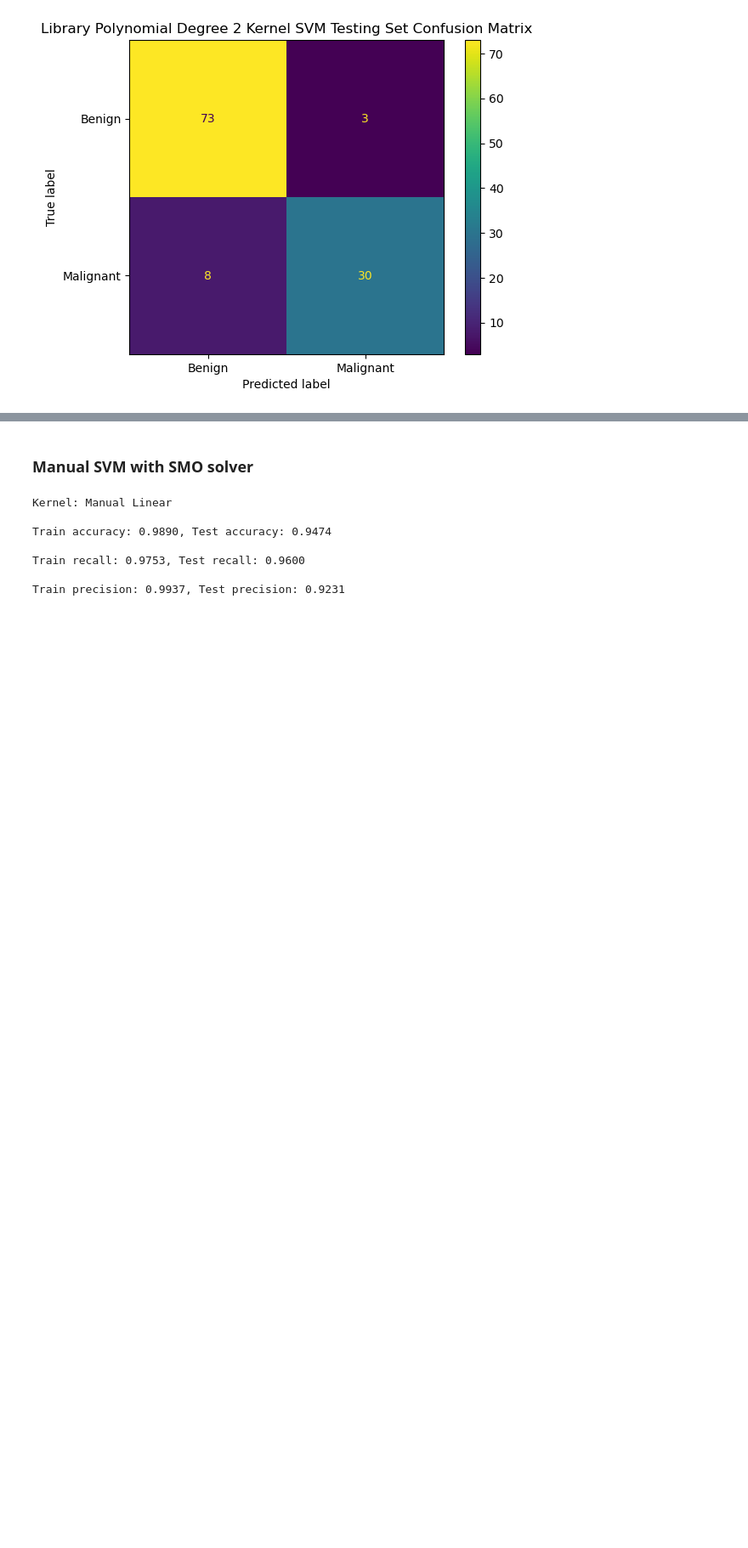
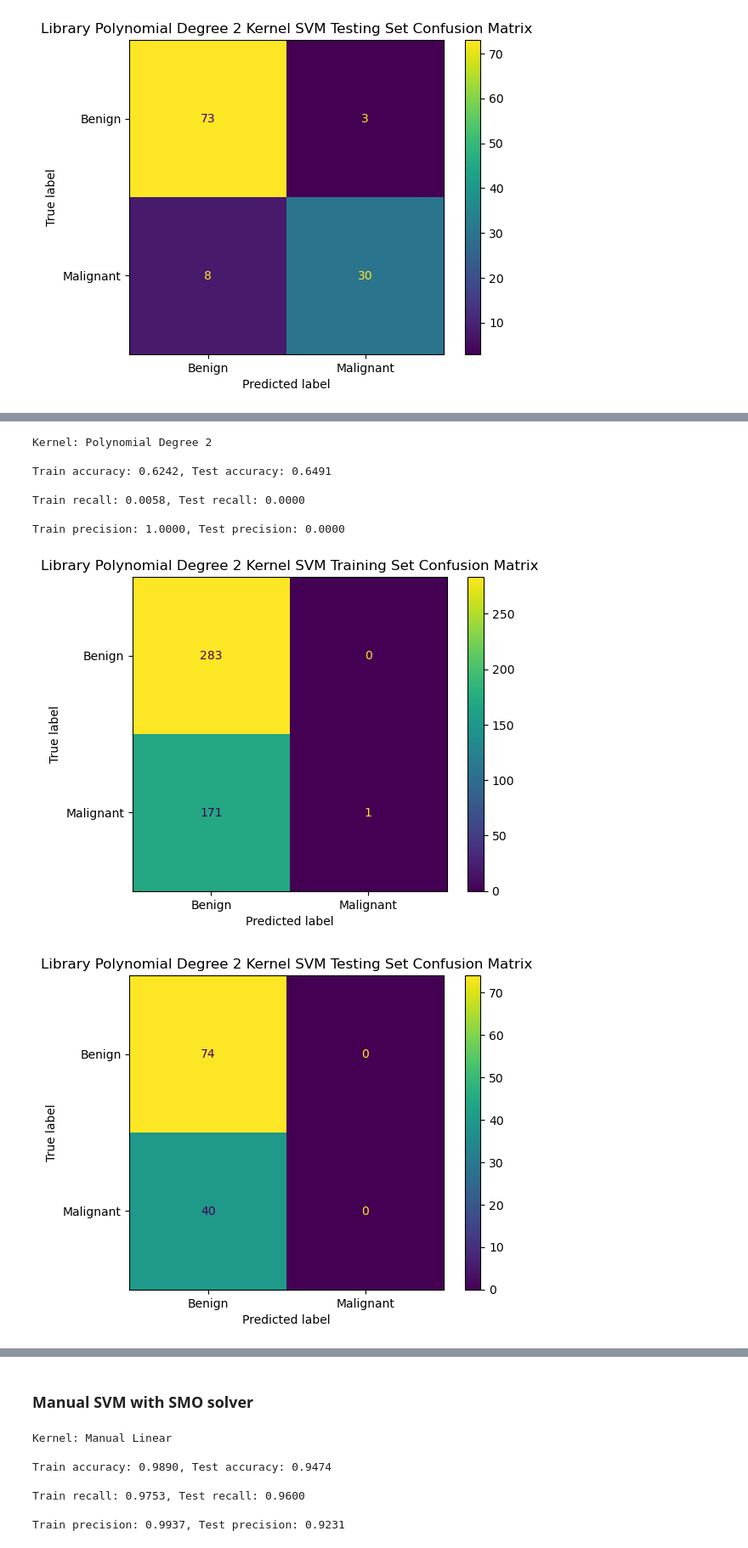
Before and after one commit to whuang3607/CS-6140-Project, a Jupyter notebook: William_Huang_Final_Project.ipynb, the cells around one changed output, grey strips where cells are left out. Shown at 85% size. Drawn from its saved outputs; the diff is of its cells as text; code cells hidden in the pictures; blank space fills up the shorter version.

```diff
--- a/William_Huang_Final_Project.ipynb
+++ b/William_Huang_Final_Project.ipynb
@@ -602,0 +603,15 @@ Train precision: 0.9290, Test precision: 0.9778
+# %%
+poly_svm = SVC(kernel='poly', degree=2, gamma=0.001)
+poly_y_train_prediction, poly_y_test_prediction = svm_performance_on_cancer(poly_svm, 'Polynomial Degree 2')
+svm_confusion_matrix_on_cancer(poly_y_train_prediction, poly_y_test_prediction, "Polynomial Degree 2", "Library")
+plt.show()
+# %% [output]
+Kernel: Polynomial Degree 2
+
+Train accuracy: 0.6242, Test accuracy: 0.6491
+
+Train recall: 0.0058, Test recall: 0.0000
+
+Train precision: 1.0000, Test precision: 0.0000
+[figure, added]
+[figure, added]
```
Also changed, not shown: parts of 8 cells of this notebook, 1 other file.
